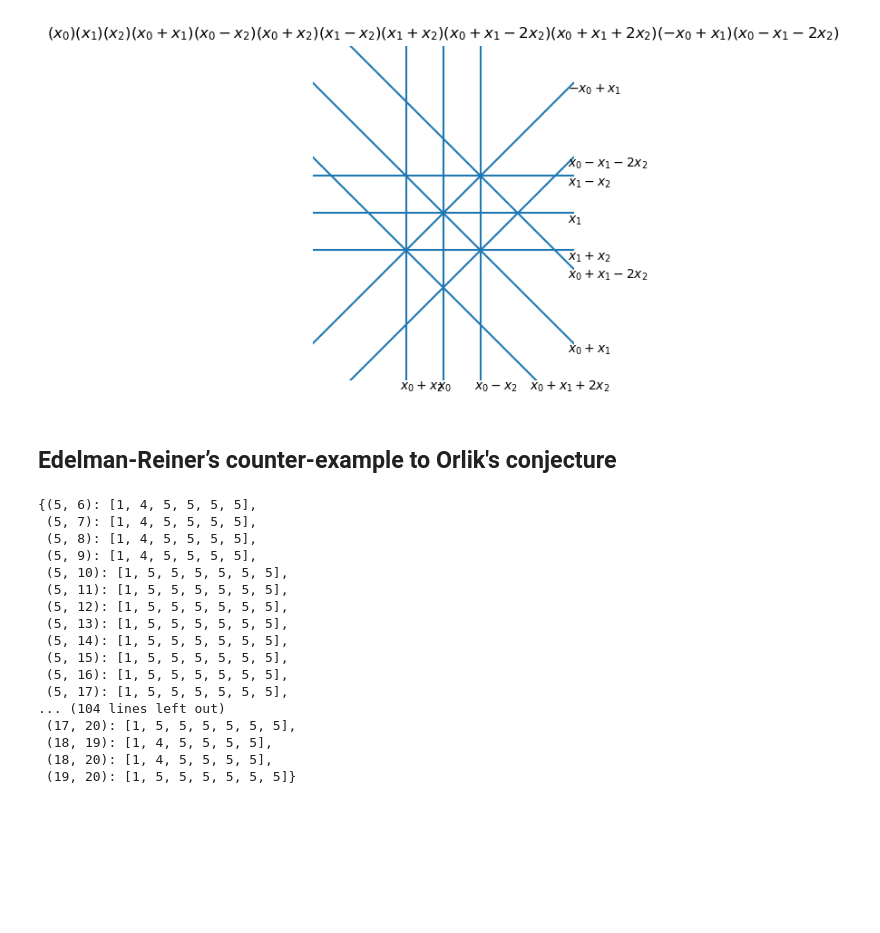
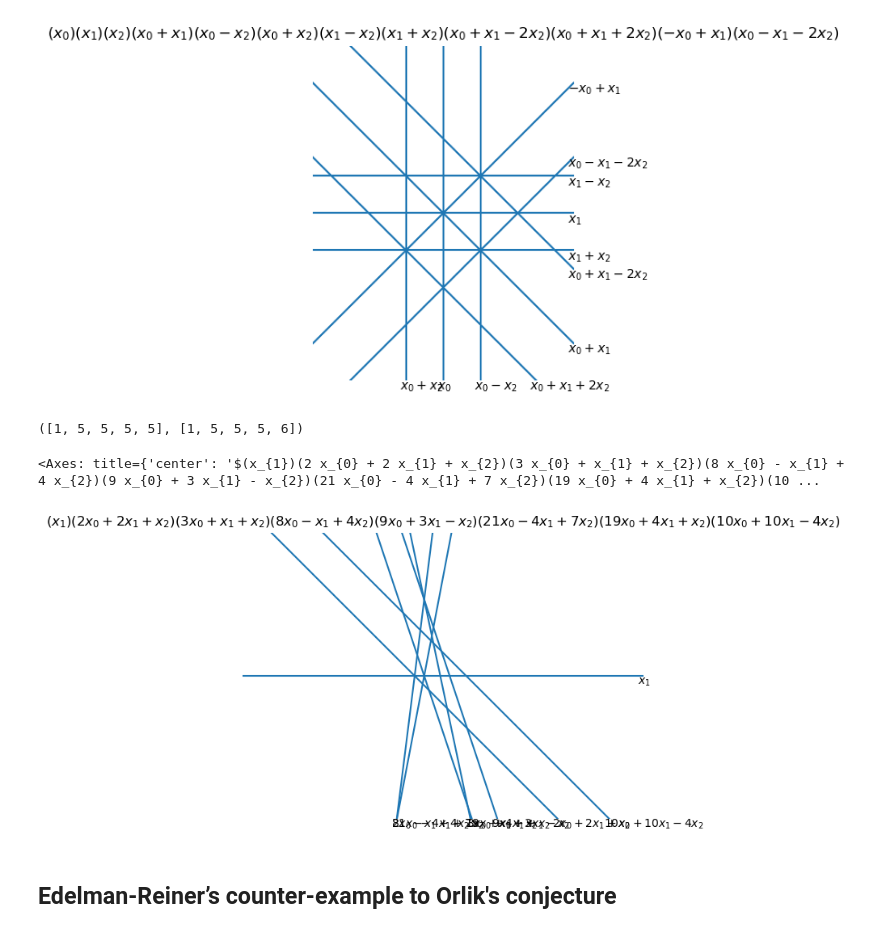
Before and after one commit to jcwjmz/LogarithmicDerivationModule, a Jupyter notebook: LogarithmicVectorFieldsOfArrangements.ipynb, the cells around one changed output. Cells and saved outputs as stored; diff of their text form; code cells hidden in the pictures; blank space fills up the shorter version.

```diff
--- a/LogarithmicVectorFieldsOfArrangements.ipynb
+++ b/LogarithmicVectorFieldsOfArrangements.ipynb
@@ -1328,6 +1667,20 @@ for i in tqdm(range(mat.nrows())):
 10 [1, 5, 6, 7]
 11 [1, 5, 5]
 [figure]
+# %%
+# Ziegler arrangements
+M = [[0,1,0],[2,2,1],[3,1,1],[8,-1,4],[9,3,-1]]
+A=HyperPlaneArr(M+[[9,-2,3],[11,2,1],[5,5,-2]],base_field=QQ)
+B=HyperPlaneArr(M+[[21,-4,7],[19,4,1],[10,10,-5]],base_field=QQ)
+
+A.degs, B.degs
+# %% [output]
+([1, 5, 5, 5, 5], [1, 5, 5, 5, 6])
+# %%
+B.plot_arr(xlim=(-3.5,3.5),ylim=(-2.5,2.5))
+# %% [output]
+<Axes: title={'center': '$(x_{1})(2 x_{0} + 2 x_{1} + x_{2})(3 x_{0} + x_{1} + x_{2})(8 x_{0} - x_{1} + 4 x_{2})(9 x_{0} + 3 x_{1} - x_{2})(21 x_{0} - 4 x_{1} + 7 x_{2})(19 x_{0} + 4 x_{1} + x_{2})(10 ...
+[figure, added]
 # %% [markdown]
 ## Edelman-Reiner’s counter-example to Orlik's conjecture
 # %%
@@ -1354,20 +1688,0 @@ for i in tqdm(range(A.num_planes-1)):
-# %%
-results
-# %% [output]
-{(5, 6): [1, 4, 5, 5, 5, 5],
- (5, 7): [1, 4, 5, 5, 5, 5],
- (5, 8): [1, 4, 5, 5, 5, 5],
- (5, 9): [1, 4, 5, 5, 5, 5],
- (5, 10): [1, 5, 5, 5, 5, 5, 5],
- (5, 11): [1, 5, 5, 5, 5, 5, 5],
- (5, 12): [1, 5, 5, 5, 5, 5, 5],
- (5, 13): [1, 5, 5, 5, 5, 5, 5],
- (5, 14): [1, 5, 5, 5, 5, 5, 5],
- (5, 15): [1, 5, 5, 5, 5, 5, 5],
- (5, 16): [1, 5, 5, 5, 5, 5, 5],
- (5, 17): [1, 5, 5, 5, 5, 5, 5],
-... (104 lines left out)
- (17, 20): [1, 5, 5, 5, 5, 5, 5],
- (18, 19): [1, 4, 5, 5, 5, 5],
- (18, 20): [1, 4, 5, 5, 5, 5],
- (19, 20): [1, 5, 5, 5, 5, 5, 5]}
```
Also changed, not shown: parts of 34 cells of this notebook.
